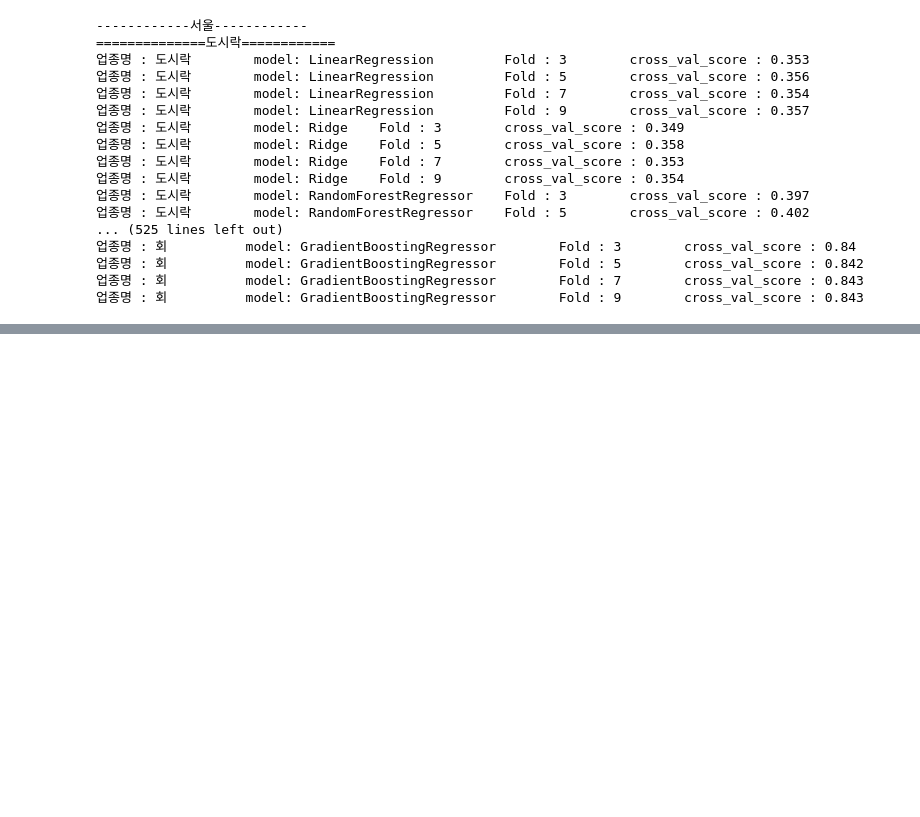
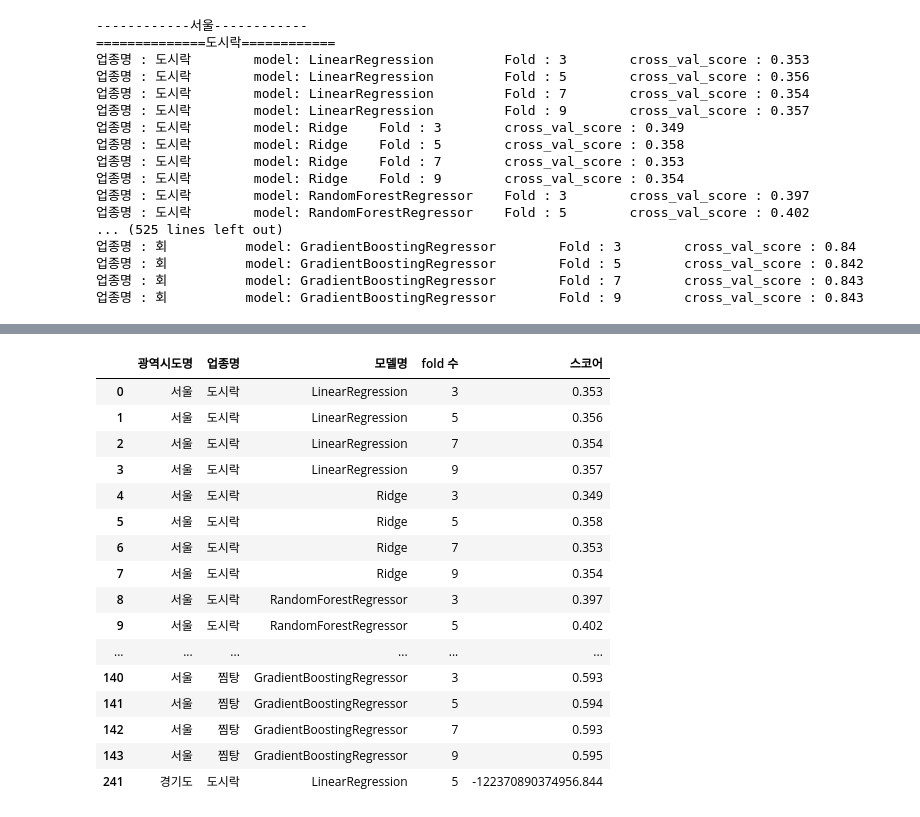
Before and after one commit to parksimis/Mulcam-Delivery-Service, a Jupyter notebook: data_analysis/더미변수_생성_및_예측.ipynb, the cells around one changed output, grey strips where cells are left out. Cells and saved outputs as stored; diff of their text form; code cells hidden in the pictures; blank space fills up the shorter version.

```diff
--- a/data_analysis/더미변수_생성_및_예측.ipynb
+++ b/data_analysis/더미변수_생성_및_예측.ipynb
@@ -221,3 +220,6 @@ for area_key, area in area_dic.items():
 업종명 : 회          model: GradientBoostingRegressor        Fold : 9        cross_val_score : 0.843
 # %%
 result.to_csv('data/KFold_result.csv', encoding='utf-8')
+# %%
+kfold_result = pd.read_csv('data/KFold_result.csv', encoding='utf-8', index_col=0)
+kfold_result
@@ -223,0 +240,22 @@ result.to_csv('data/KFold_result.csv', encoding='utf-8')
+# %%
+pd.options.display.float_format = '{:.3f}'.format
+# %%
+kfold_result.loc[kfold_result['스코어']<=0.6]
+# %% [output]
+|  | 광역시도명 | 업종명 | 모델명 | fold 수 | 스코어 |
+| 0 | 서울 | 도시락 | LinearRegression | 3 | 0.353 |
+| 1 | 서울 | 도시락 | LinearRegression | 5 | 0.356 |
+| 2 | 서울 | 도시락 | LinearRegression | 7 | 0.354 |
+| 3 | 서울 | 도시락 | LinearRegression | 9 | 0.357 |
+| 4 | 서울 | 도시락 | Ridge | 3 | 0.349 |
+| 5 | 서울 | 도시락 | Ridge | 5 | 0.358 |
+| 6 | 서울 | 도시락 | Ridge | 7 | 0.353 |
+| 7 | 서울 | 도시락 | Ridge | 9 | 0.354 |
+| 8 | 서울 | 도시락 | RandomForestRegressor | 3 | 0.397 |
+| 9 | 서울 | 도시락 | RandomForestRegressor | 5 | 0.402 |
+| ... | ... | ... | ... | ... | ... |
+| 140 | 서울 | 찜탕 | GradientBoostingRegressor | 3 | 0.593 |
+| 141 | 서울 | 찜탕 | GradientBoostingRegressor | 5 | 0.594 |
+| 142 | 서울 | 찜탕 | GradientBoostingRegressor | 7 | 0.593 |
+| 143 | 서울 | 찜탕 | GradientBoostingRegressor | 9 | 0.595 |
+| 241 | 경기도 | 도시락 | LinearRegression | 5 | -122370890374956.844 |
```
Also changed, not shown: parts of 2 cells of this notebook, 2 other files.
